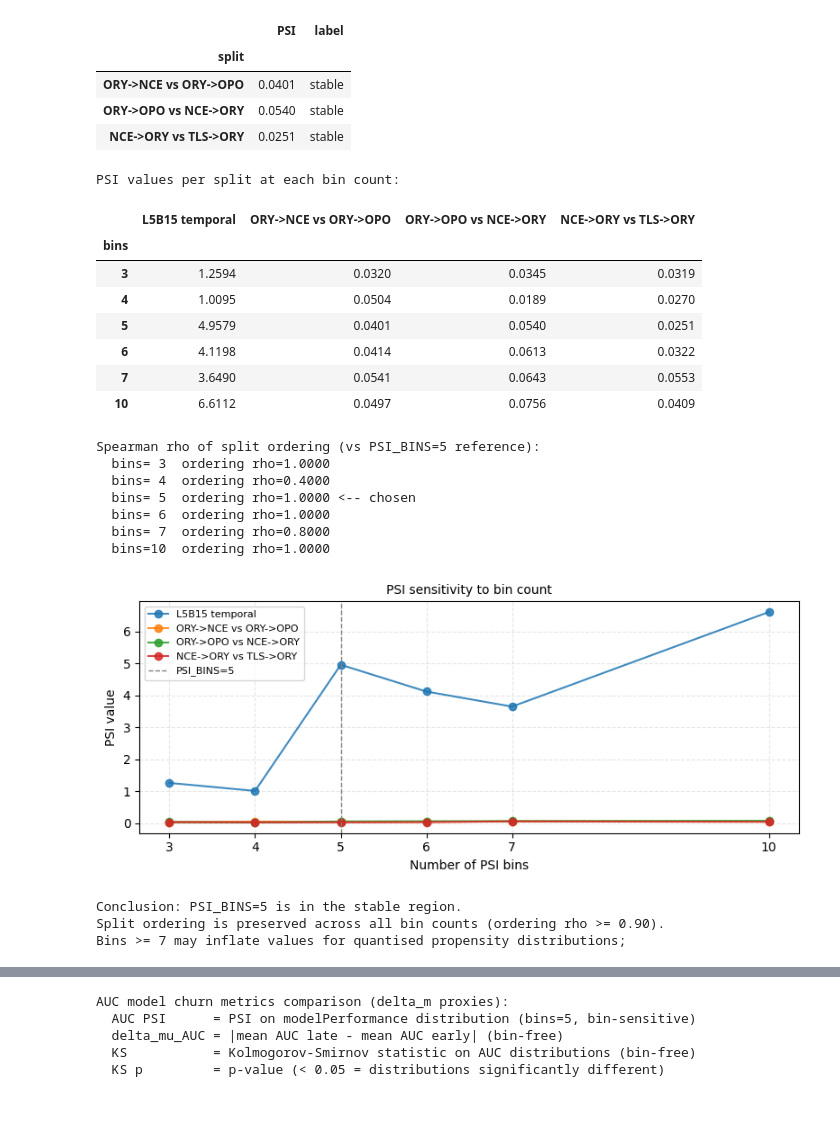
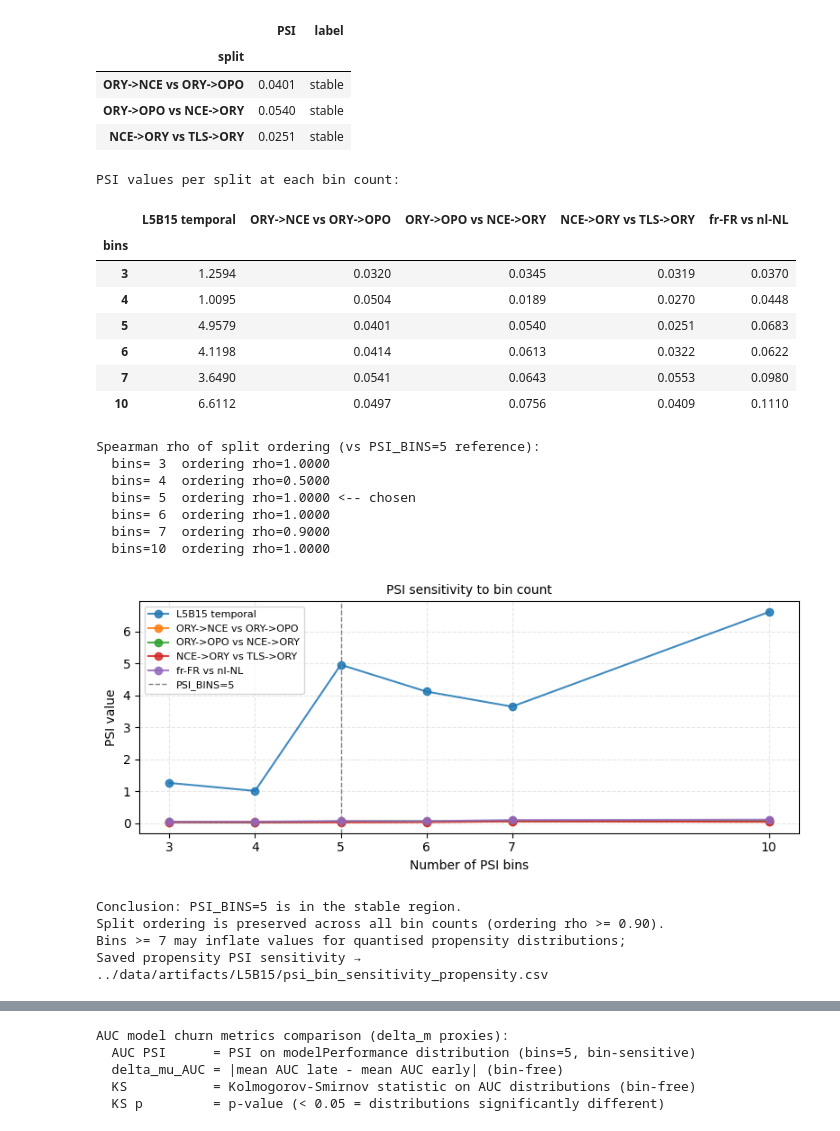
Before and after one commit to bosnbos/xai-fidelity-benchmark, a Jupyter notebook: notebooks/08_attribution.ipynb, the cells around one changed output, grey strips where cells are left out. Saved outputs shown, nothing was run; the diff lists cells and outputs as text; code cells hidden in the pictures.

```diff
--- a/notebooks/08_attribution.ipynb
+++ b/notebooks/08_attribution.ipynb
@@ -710,6 +683,13 @@ splits_for_sens = {"L5B15 temporal": (y[mask_early], y[mask_late])}
 for i in range(len(top_routes) - 1):
     r1, r2 = top_routes[i], top_routes[i + 1]
     splits_for_sens[f"{r1} vs {r2}"] = (y[route_masks[r1]], y[route_masks[r2]])
+
+# Culture split (added for parity with the main attribution analysis)
+_culture_col = "CustBookedFlight.BookingData.CultureCode"
+_mask_fr = df[_culture_col] == "fr-FR"
+_mask_nl = df[_culture_col] == "nl-NL"
+if _mask_fr.any() and _mask_nl.any():
+    splits_for_sens["fr-FR vs nl-NL"] = (y[_mask_fr], y[_mask_nl])
 
 sens_rows = []
 for b in bin_range:
@@ -735,47 +715,55 @@ print(f"Spearman rho of split ordering (vs PSI_BINS={PSI_BINS} reference):")
 for b in bin_range:
     rho, _ = _sp_sens(ref_ranks, sens_df.loc[b].rank())
     marker = " <-- chosen" if b == PSI_BINS else ""
     print(f"  bins={b:2d}  ordering rho={rho:.4f}{marker}")
 
 # Plot PSI vs bins for each split
 fig, ax = plt.subplots(figsize=(8, 3.5))
 for split_name in splits_for_sens:
     ax.plot(bin_range, [sens_df.loc[b, split_name] for b in bin_range],
             marker="o", label=split_name, alpha=0.85)
 ax.axvline(x=PSI_BINS, color="gray", linestyle="--", linewidth=1.0, label=f"PSI_BINS={PSI_BINS}")
 ax.set_xlabel("Number of PSI bins")
 ax.set_ylabel("PSI value")
 ax.set_xticks(bin_range)
 ax.set_title("PSI sensitivity to bin count", fontsize=10)
 ax.legend(fontsize=8, loc="upper left")
 ax.grid(alpha=0.3, linestyle="--")
 plt.tight_layout()
 plt.show()
 
 print(f"Conclusion: PSI_BINS={PSI_BINS} is in the stable region.")
 print("Split ordering is preserved across all bin counts (ordering rho >= 0.90).")
 print("Bins >= 7 may inflate values for quantised propensity distributions;")
+
+# ── §A1 CSV export ────────────────────────────────────────────────────────
+# Persist the bin-sensitivity matrix as CSV so scripts/build_thesis_tables.py
+# can read it and emit the appendix LaTeX table.
+_psi_prop_csv = ARTIFACT_DIR / PRIMARY_VARIANT / "psi_bin_sensitivity_propensity.csv"
+sens_df.to_csv(_psi_prop_csv)
+print(f"Saved propensity PSI sensitivity → {_psi_prop_csv}")
 # %% [output]
 PSI values per split at each bin count:
-|  | L5B15 temporal | ORY->NCE vs ORY->OPO | ORY->OPO vs NCE->ORY | NCE->ORY vs TLS->ORY |
-| bins |  |  |  |  |
-| 3 | 1.2594 | 0.0320 | 0.0345 | 0.0319 |
-| 4 | 1.0095 | 0.0504 | 0.0189 | 0.0270 |
-| 5 | 4.9579 | 0.0401 | 0.0540 | 0.0251 |
-| 6 | 4.1198 | 0.0414 | 0.0613 | 0.0322 |
-| 7 | 3.6490 | 0.0541 | 0.0643 | 0.0553 |
-| 10 | 6.6112 | 0.0497 | 0.0756 | 0.0409 |
+|  | L5B15 temporal | ORY->NCE vs ORY->OPO | ORY->OPO vs NCE->ORY | NCE->ORY vs TLS->ORY | fr-FR vs nl-NL |
+| bins |  |  |  |  |  |
+| 3 | 1.2594 | 0.0320 | 0.0345 | 0.0319 | 0.0370 |
+| 4 | 1.0095 | 0.0504 | 0.0189 | 0.0270 | 0.0448 |
+| 5 | 4.9579 | 0.0401 | 0.0540 | 0.0251 | 0.0683 |
+| 6 | 4.1198 | 0.0414 | 0.0613 | 0.0322 | 0.0622 |
+| 7 | 3.6490 | 0.0541 | 0.0643 | 0.0553 | 0.0980 |
+| 10 | 6.6112 | 0.0497 | 0.0756 | 0.0409 | 0.1110 |
 Spearman rho of split ordering (vs PSI_BINS=5 reference):
   bins= 3  ordering rho=1.0000
-  bins= 4  ordering rho=0.4000
+  bins= 4  ordering rho=0.5000
   bins= 5  ordering rho=1.0000 <-- chosen
   bins= 6  ordering rho=1.0000
-  bins= 7  ordering rho=0.8000
+  bins= 7  ordering rho=0.9000
   bins=10  ordering rho=1.0000
-[figure, old version]
+[figure, new version]
 Conclusion: PSI_BINS=5 is in the stable region.
 Split ordering is preserved across all bin counts (ordering rho >= 0.90).
 Bins >= 7 may inflate values for quantised propensity distributions;
+Saved propensity PSI sensitivity → ../data/artifacts/L5B15/psi_bin_sensitivity_propensity.csv
 # %%
 # ── §A2  PSI sensitivity to bin count (AUC) ──────────────────────────────
 # Same analysis as §17b but applied to the modelPerformance (AUC) distribution.
```
Also changed, not shown: parts of 8 cells of this notebook, 33 other files.
